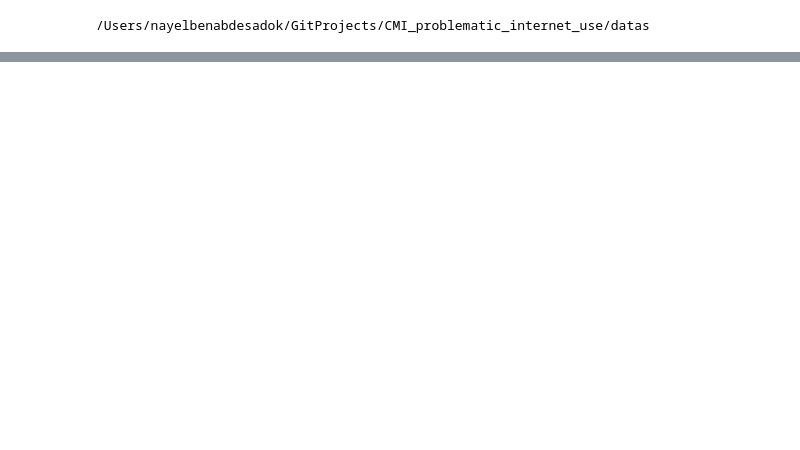
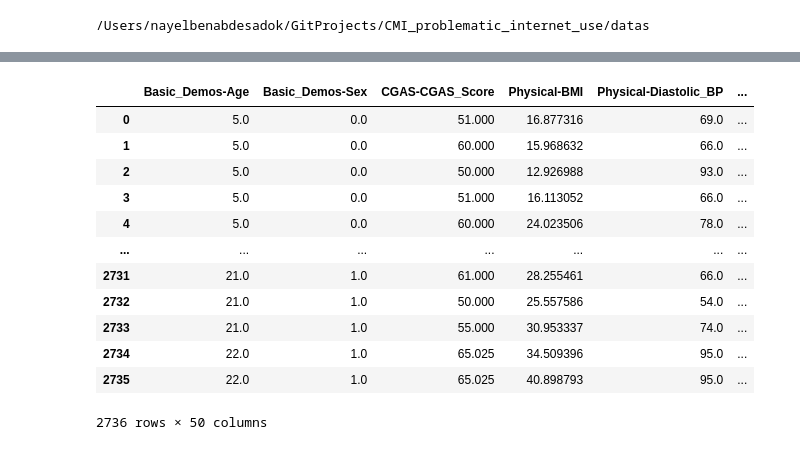
Before and after one commit to nico-bly/CMI_problematic_internet_use, a Jupyter notebook: main_nayel.ipynb, the cells around one changed output, grey strips where cells are left out. Saved outputs shown, nothing was run; the diff lists cells and outputs as text; code cells hidden in the pictures; blank space fills up the shorter version.

```diff
--- a/main_nayel.ipynb
+++ b/main_nayel.ipynb
@@ -80,0 +80,21 @@ df.head()
+# %%
+# Identify float type columns
+float_columns = train_selected.select_dtypes(include=['float64']).columns
+
+print(float_columns)
+
+# Group by 'Basic_Demos-Age' and 'Basic_Demos-Sex'
+grouped = train_selected.groupby(['Basic_Demos-Age', 'Basic_Demos-Sex'])
+
+# Function to fill NaN values with the median of the group
+def fill_na_with_median(group):
+    for column in float_columns:
+        median_value = group[column].median()
+        group[column].fillna(median_value, inplace=True)
+    return group
+
+# Apply the function to each group
+train_selected = grouped.apply(fill_na_with_median)
+
+
+print(train_selected)
@@ -80,0 +140,18 @@ df.head()
+# %%
+from sklearn.impute import KNNImputer
+
+# Drop ID columns or any non-relevant columns
+
+ids = train_selected['id']
+train_selected_without_ids = train_selected.drop(['id'], axis=1)
+
+# Initialize the KNNImputer
+imputer = KNNImputer(n_neighbors=20)
+
+# Fit and transform the data
+imputed_data = imputer.fit_transform(train_selected_without_ids)
+
+# Optionally, convert the result back to a DataFrame
+imputed_df = pd.DataFrame(imputed_data, columns=train_selected_without_ids.columns)
+
+imputed_df['id'] = ids.values
@@ -80,0 +185,18 @@ df.head()
+# %%
+imputed_df=imputed_df.drop("id",axis=1)
+# %%
+imputed_df
+# %% [output]
+|  | Basic_Demos-Age | Basic_Demos-Sex | CGAS-CGAS_Score | Physical-BMI | Physical-Diastolic_BP | ... |
+| 0 | 5.0 | 0.0 | 51.000 | 16.877316 | 69.0 | ... |
+| 1 | 5.0 | 0.0 | 60.000 | 15.968632 | 66.0 | ... |
+| 2 | 5.0 | 0.0 | 50.000 | 12.926988 | 93.0 | ... |
+| 3 | 5.0 | 0.0 | 51.000 | 16.113052 | 66.0 | ... |
+| 4 | 5.0 | 0.0 | 60.000 | 24.023506 | 78.0 | ... |
+| ... | ... | ... | ... | ... | ... | ... |
+| 2731 | 21.0 | 1.0 | 61.000 | 28.255461 | 66.0 | ... |
+| 2732 | 21.0 | 1.0 | 50.000 | 25.557586 | 54.0 | ... |
+| 2733 | 21.0 | 1.0 | 55.000 | 30.953337 | 74.0 | ... |
+| 2734 | 22.0 | 1.0 | 65.025 | 34.509396 | 95.0 | ... |
+| 2735 | 22.0 | 1.0 | 65.025 | 40.898793 | 95.0 | ... |
+2736 rows × 50 columns
```
Also changed, not shown: parts of 18 cells of this notebook, 1 other file.
